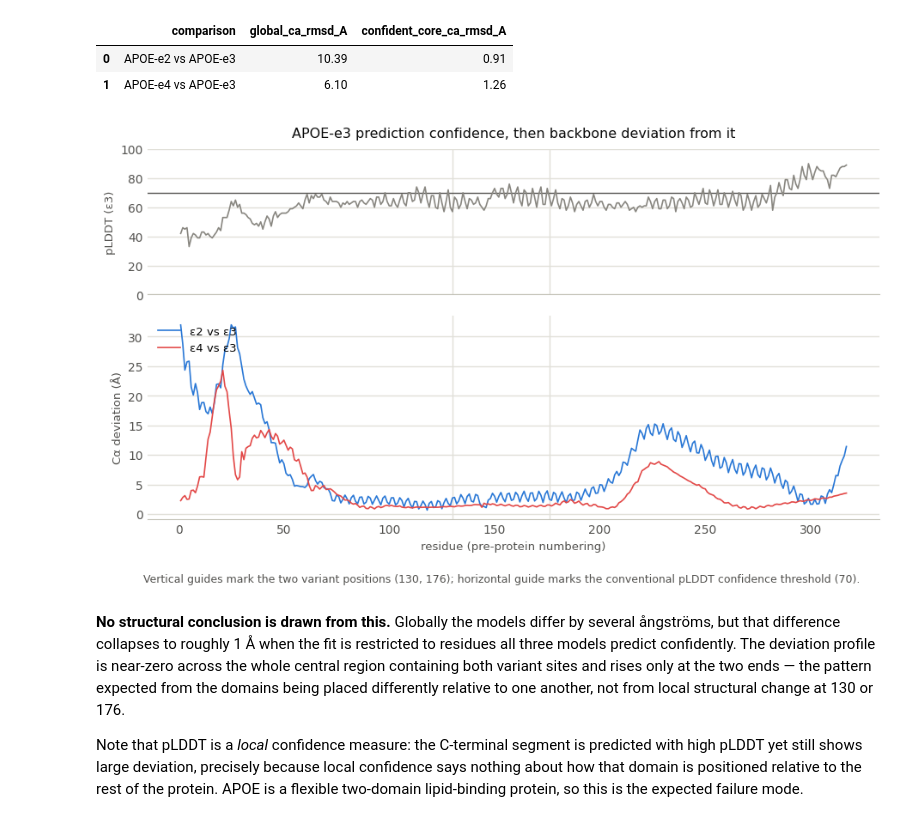
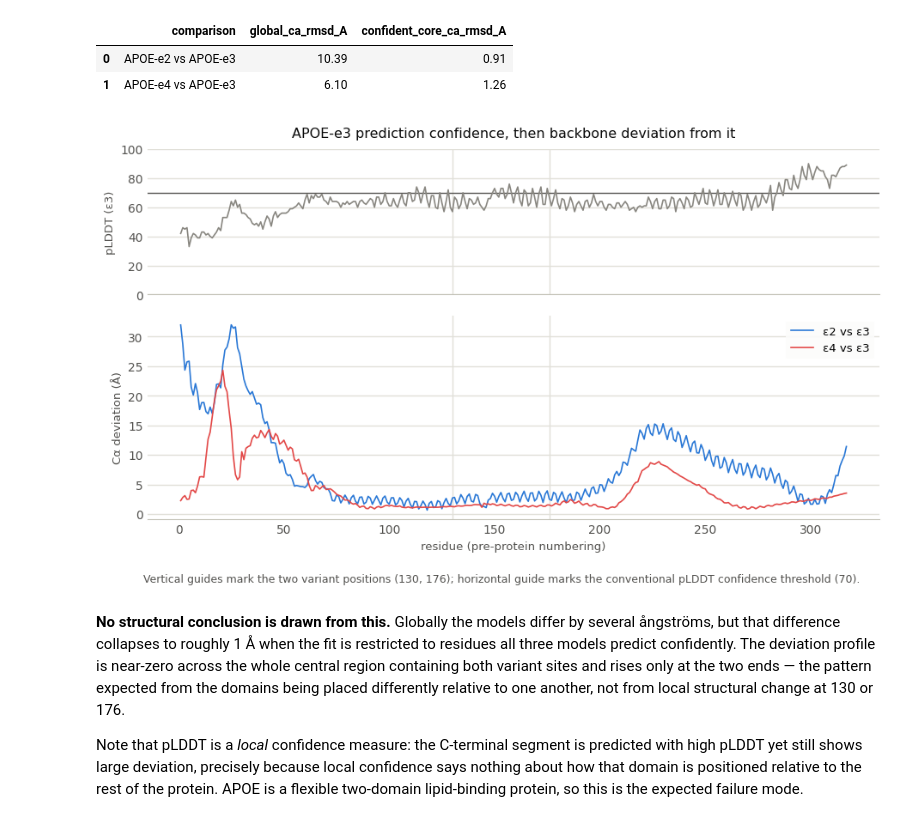
Before and after one commit to aadityageddam-ux/apoe-protein-lm, a Jupyter notebook: notebook.ipynb, the cells around one changed output. Cells and saved outputs as stored; diff of their text form; code cells hidden in the pictures.

```diff
--- a/notebook.ipynb
+++ b/notebook.ipynb
@@ -476,35 +476,37 @@ ax_conf.set_ylim(0, 100)
 ax_conf.set_ylabel("pLDDT (ε3)", fontsize=9.5, color=INK_MUTED)
 ax_conf.set_title(f"{REFERENCE} prediction confidence, then backbone deviation from it",
                    fontsize=11.5, color="#0b0b0b", pad=10)
 
 # Bottom panel: two series -> legend.
 for name in ("APOE-e2", "APOE-e4"):
     ax_dev.plot(range(1, len(deviations[name]) + 1), deviations[name],
                 lw=1.2, color=PALETTE2[name], zorder=3,
                 label=f"{name.replace('APOE-e', 'ε')} vs ε3")
 ax_dev.set_ylabel("Cα deviation (Å)", fontsize=9.5, color=INK_MUTED)
 ax_dev.set_xlabel("residue (pre-protein numbering)", fontsize=9.5, color=INK_MUTED)
-ax_dev.legend(frameon=False, fontsize=9.5, loc="upper left")
+legend = ax_dev.legend(fontsize=9.5, loc="upper right", frameon=True,
+                        facecolor="#fcfcfb", edgecolor="none", framealpha=0.92)
+legend.set_zorder(5)
 
 for ax in (ax_conf, ax_dev):
     ax.grid(axis="y", color=GRID, lw=1, zorder=0)
     ax.set_axisbelow(True)
     for spine in ("top", "right", "left"):
         ax.spines[spine].set_visible(False)
     ax.spines["bottom"].set_color("#c3c2b7")
     ax.tick_params(colors=INK_MUTED, length=0)
     for position in POSITIONS:
         ax.axvline(position, color=GRID, lw=1, zorder=1)
 
 fig.text(0.5, -0.02,
          f"Vertical guides mark the two variant positions ({POSITIONS[0]}, {POSITIONS[1]}); "
          "horizontal guide marks the conventional pLDDT confidence threshold (70).",
          ha="center", fontsize=9, color=INK_MUTED)
 fig.tight_layout()
 fig.savefig(RESULTS / "structure_deviation.png", dpi=160, bbox_inches="tight")
 plt.show()
 # %% [output]
-[figure, old version]
+[figure, new version]
 # %% [markdown]
 **No structural conclusion is drawn from this.** Globally the models differ by several ångströms, but that difference
 collapses to roughly 1 Å when the fit is restricted to residues all three models predict confidently. The deviation
```
Also changed, not shown: parts of 2 cells of this notebook, 4 other files.
